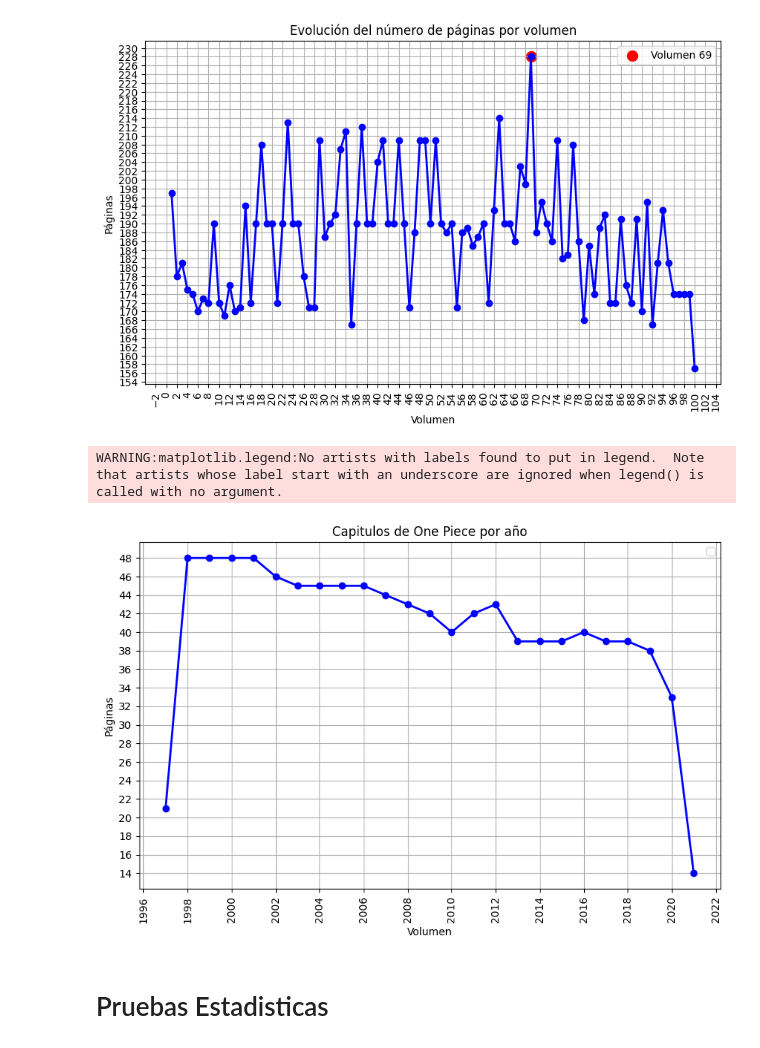
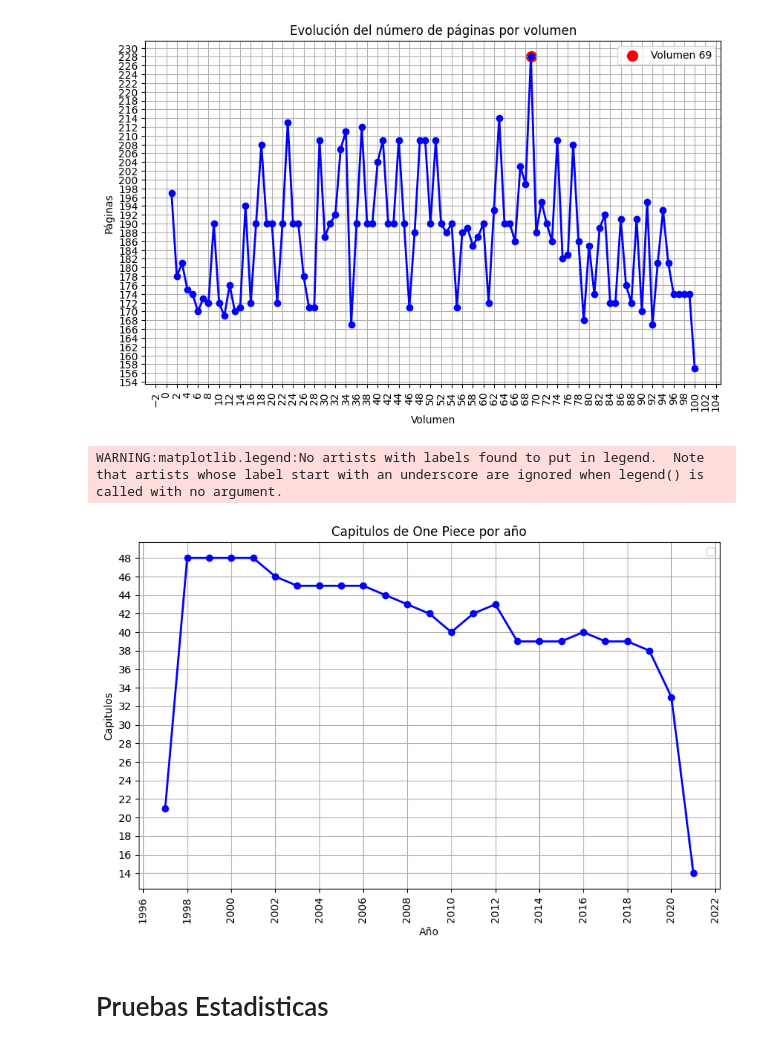
Before and after one commit to Liberatofco/MineriaDatos, a Jupyter notebook: Mineria_de_Datos.ipynb, the cells around one changed output. Saved outputs shown, nothing was run; the diff lists cells and outputs as text; code cells hidden in the pictures.

```diff
--- a/Mineria_de_Datos.ipynb
+++ b/Mineria_de_Datos.ipynb
@@ -198,31 +198,31 @@ plt.show()
 # %%
 capitulos_por_año = capitulosop.groupby('Anio')['Numero_capitulo'].count()
 
 plt.figure(figsize=(10, 6))
 plt.plot(capitulos_por_año .index, capitulos_por_año .values, marker='o', color='blue', linewidth=2)
 
 volumen_pico_maximo = capitulos_por_año .idxmax()
 numero_paginas_pico_maximo = capitulos_por_año .max()
 
 
-plt.xlabel('Volumen')
-plt.ylabel('Páginas')
+plt.xlabel('Año')
+plt.ylabel('Capitulos')
 plt.title('Capitulos de One Piece por año')
 plt.xticks(rotation=90)
 plt.grid(True)
 plt.legend()
 
 # Ajusta el tamaño de fuente en el eje y y establece los ticks en incrementos de 2
 plt.tick_params(axis='y', labelsize=10)
 plt.gca().yaxis.set_major_locator(ticker.MultipleLocator(2))
 
 # Establece los ticks en el eje x en incrementos de 2
 plt.gca().xaxis.set_major_locator(ticker.MultipleLocator(2))
 
 plt.show()
 # %% [output]
 WARNING:matplotlib.legend:No artists with labels found to put in legend.  Note that artists whose label start with an underscore are ignored when legend() is called with no argument.
-[figure, old version]
+[figure, new version]
 # %% [markdown]
 # Pruebas Estadisticas
 # %%
```
Also changed, not shown: parts of 1 cell of this notebook.
